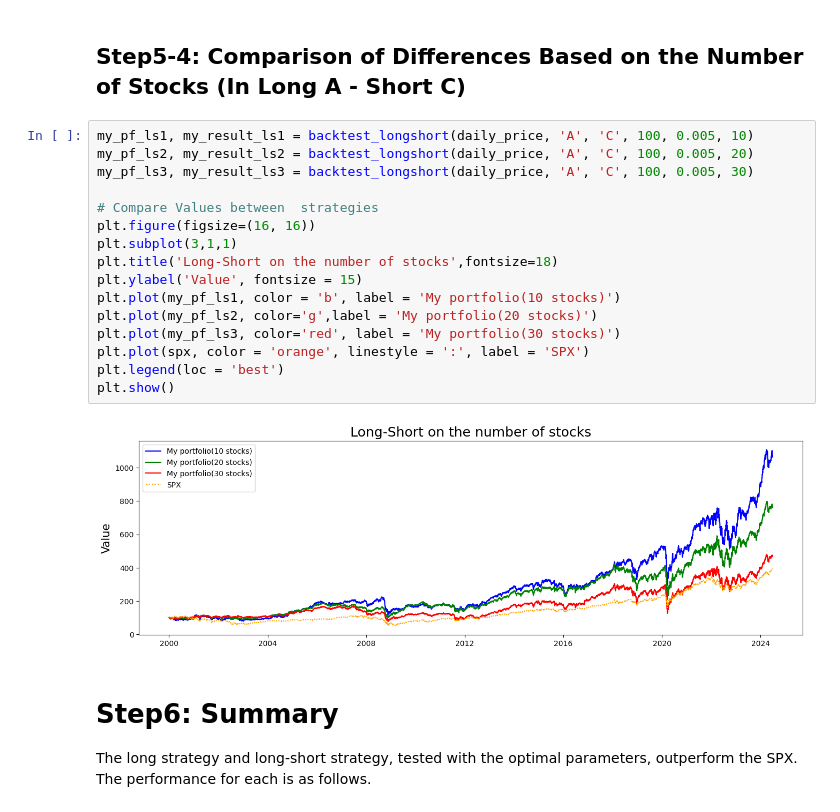
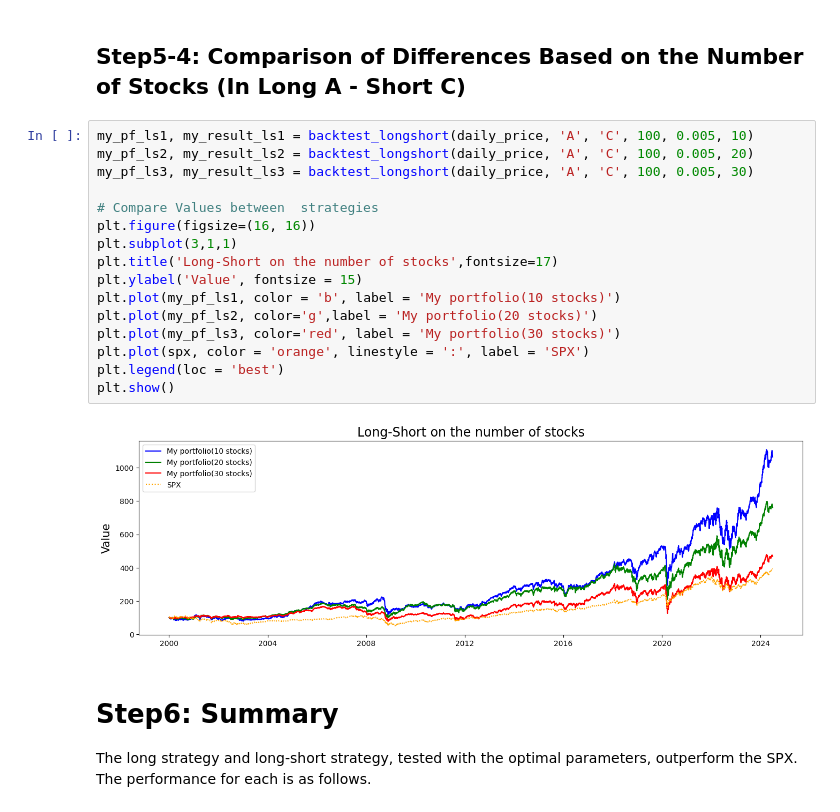
Before and after one commit to wisdomworker/Investments_2025, a Jupyter notebook: Inv_project_v2.ipynb, the cells around one changed output. Cells and saved outputs as stored; diff of their text form.

```diff
--- a/Inv_project_v2.ipynb
+++ b/Inv_project_v2.ipynb
@@ -869,21 +869,21 @@ plt.show()
 # %%
 my_pf_ls1, my_result_ls1 = backtest_longshort(daily_price, 'A', 'C', 100, 0.005, 10)
 my_pf_ls2, my_result_ls2 = backtest_longshort(daily_price, 'A', 'C', 100, 0.005, 20)
 my_pf_ls3, my_result_ls3 = backtest_longshort(daily_price, 'A', 'C', 100, 0.005, 30)
 
 # Compare Values between  strategies
 plt.figure(figsize=(16, 16))
 plt.subplot(3,1,1)
-plt.title('Long-Short on the number of stocks',fontsize=18)
+plt.title('Long-Short on the number of stocks',fontsize=17)
 plt.ylabel('Value', fontsize = 15)
 plt.plot(my_pf_ls1, color = 'b', label = 'My portfolio(10 stocks)')
 plt.plot(my_pf_ls2, color='g',label = 'My portfolio(20 stocks)')
 plt.plot(my_pf_ls3, color='red', label = 'My portfolio(30 stocks)')
 plt.plot(spx, color = 'orange', linestyle = ':', label = 'SPX')
 plt.legend(loc = 'best')
 plt.show()
 # %% [output]
-[figure, old version]
+[figure, new version]
 # %% [markdown]
 # Step6: Summary
 
```
